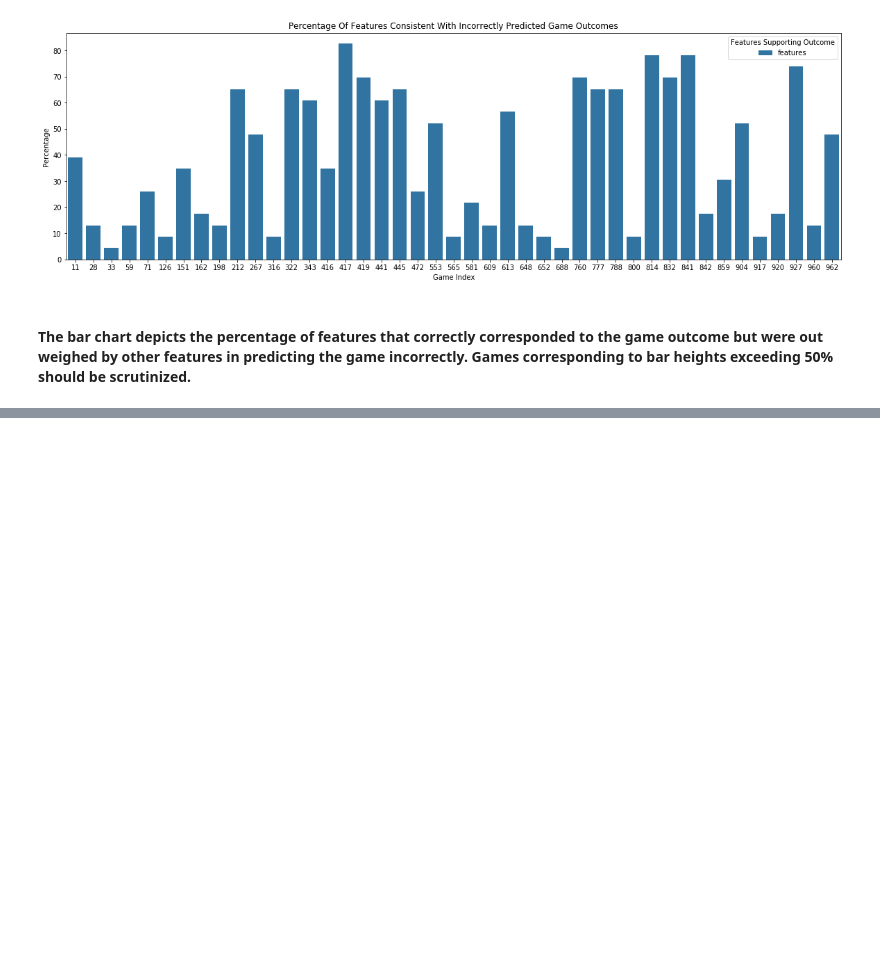
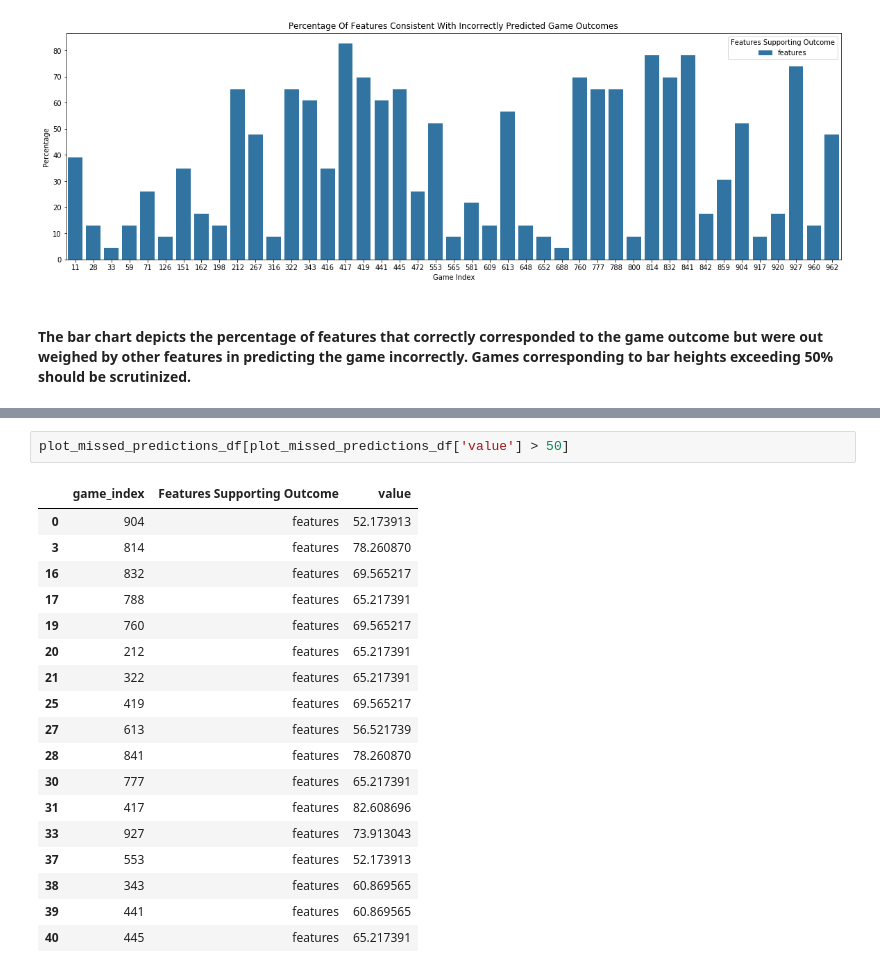
Before and after one commit to chipk215/ncaa_basketball, a Jupyter notebook: Models/Tournament_Model_AdaBoost-Delta_No_Opp_Stats.ipynb, the cells around one changed output, grey strips where cells are left out. Saved outputs shown, nothing was run; the diff lists cells and outputs as text; blank space fills up the shorter version.

```diff
--- a/Models/Tournament_Model_AdaBoost-Delta_No_Opp_Stats.ipynb
+++ b/Models/Tournament_Model_AdaBoost-Delta_No_Opp_Stats.ipynb
@@ -699,0 +727,21 @@ list(X)
+# %%
+plot_missed_predictions_df[plot_missed_predictions_df['value'] > 50]
+# %% [output]
+|  | game_index | Features Supporting Outcome | value |
+| 0 | 904 | features | 52.173913 |
+| 3 | 814 | features | 78.260870 |
+| 16 | 832 | features | 69.565217 |
+| 17 | 788 | features | 65.217391 |
+| 19 | 760 | features | 69.565217 |
+| 20 | 212 | features | 65.217391 |
+| 21 | 322 | features | 65.217391 |
+| 25 | 419 | features | 69.565217 |
+| 27 | 613 | features | 56.521739 |
+| 28 | 841 | features | 78.260870 |
+| 30 | 777 | features | 65.217391 |
+| 31 | 417 | features | 82.608696 |
+| 33 | 927 | features | 73.913043 |
+| 37 | 553 | features | 52.173913 |
+| 38 | 343 | features | 60.869565 |
+| 39 | 441 | features | 60.869565 |
+| 40 | 445 | features | 65.217391 |
```
Also changed, not shown: parts of 5 cells of this notebook.
